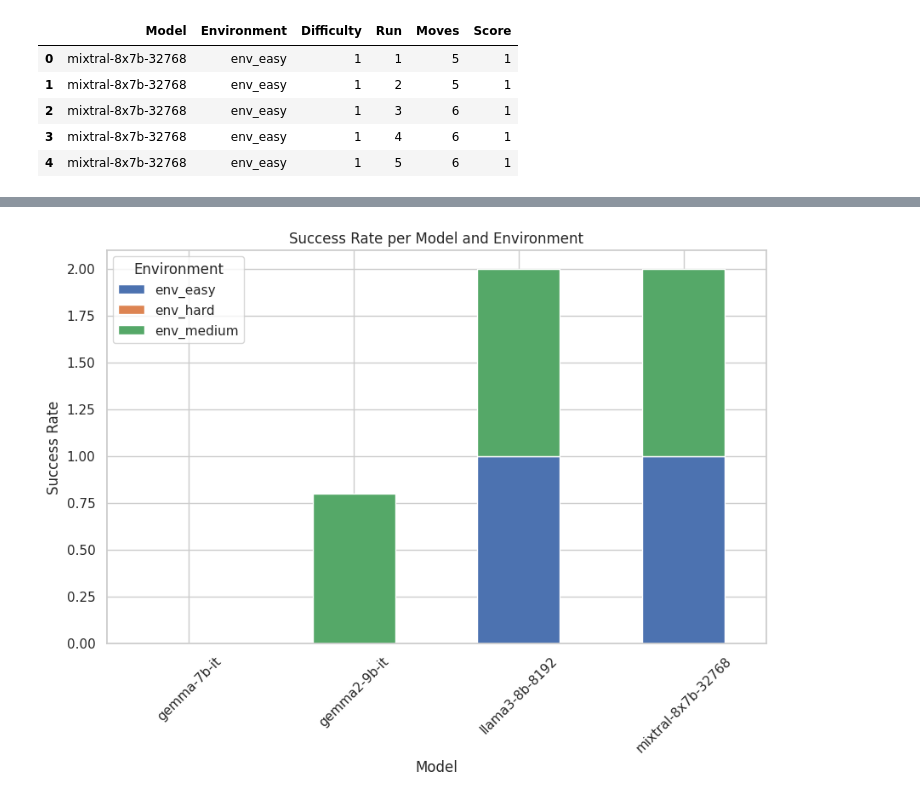
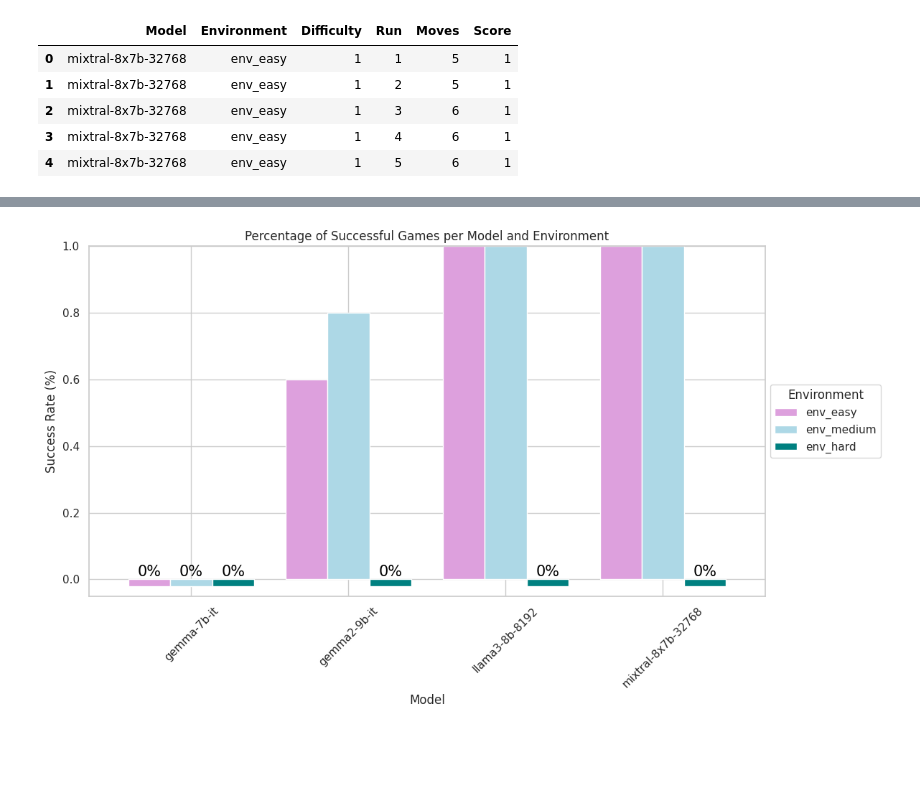
Before and after one commit to jasonjabbour/llm-task-planning, a Jupyter notebook: plot_data.ipynb, the cells around one changed output, grey strips where cells are left out. Cells and saved outputs as stored; diff of their text form; code cells hidden in the pictures; blank space fills up the shorter version.

```diff
--- a/plot_data.ipynb
+++ b/plot_data.ipynb
@@ -46,13 +56,37 @@ plt.show()
-# %%
-# Plot 2: Success Rate
-# First, calculate success rate as the mean of the Score column
-success_rate = df.groupby(['Model', 'Environment'])['Score'].mean().unstack()
-success_rate.plot(kind='bar', stacked=True, figsize=(10, 6))
-plt.title('Success Rate per Model and Environment')
-plt.ylabel('Success Rate')
-plt.xlabel('Model')
-plt.xticks(rotation=45)
-plt.legend(title='Environment')
-plt.show()
-# %% [output]
-[figure, removed]
+# %%
+# Calculate the success rate
+success_rate = df.groupby(['Model', 'Environment'])['Score'].mean().unstack()
+
+# Plotting
+fig, ax = plt.subplots(figsize=(12, 7))
+# Ensuring order of bars and applying the same color scheme
+colors = ['#DDA0DD', '#ADD8E6', '#008080']
+success_rate = success_rate[['env_easy', 'env_medium', 'env_hard']]  # Order of environments
+
+# Adjusting zero values to be slightly negative for visibility (-0.02)
+adjusted_success_rate = success_rate.applymap(lambda x: -0.02 if x == 0 else x)
+
+# Plot bars
+bars = adjusted_success_rate.plot(kind='bar', ax=ax, color=colors, width=0.8)
+
+# Add labels on top of bars representing 0% success
+for rect in bars.patches:
+    height = rect.get_height()
+    # Check if the bar represents 0% success, adjust label accordingly
+    if height == -0.02:
+        ax.text(rect.get_x() + rect.get_width() / 2.0, height + .02, '0%', ha='center', va='bottom', color='black', fontsize=15)
+
+# Add plot settings
+plt.title('Percentage of Successful Games per Model and Environment')
+plt.ylabel('Success Rate (%)')
+plt.xlabel('Model')
+plt.xticks(rotation=45)
+plt.ylim(-0.05, 1)  # Adjusting the y-axis to include slightly negative values
+
+# Move the legend outside of the plot on the right
+ax.legend(title='Environment', loc='center left', bbox_to_anchor=(1, 0.5))
+
+plt.tight_layout()
+plt.show()
+# %% [output]
+[figure, added]
```
Also changed, not shown: parts of 1 cell of this notebook, 2 other files.
